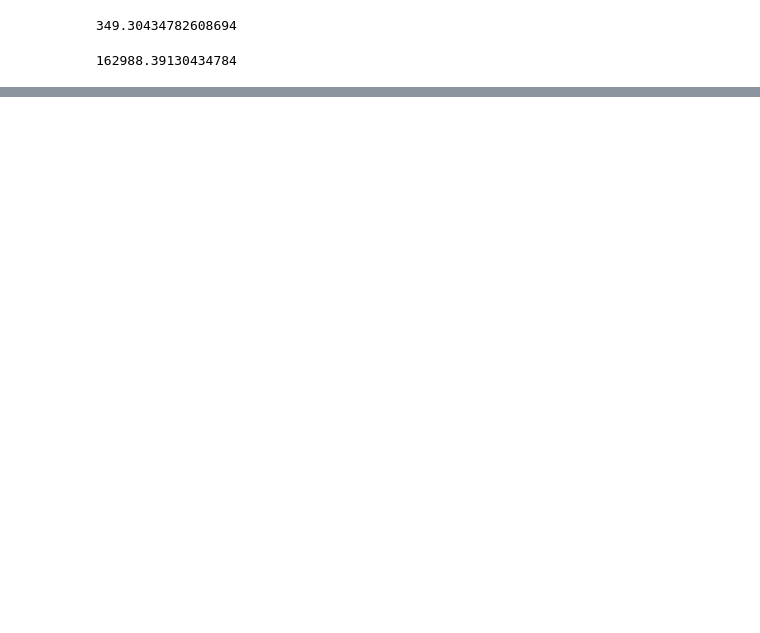
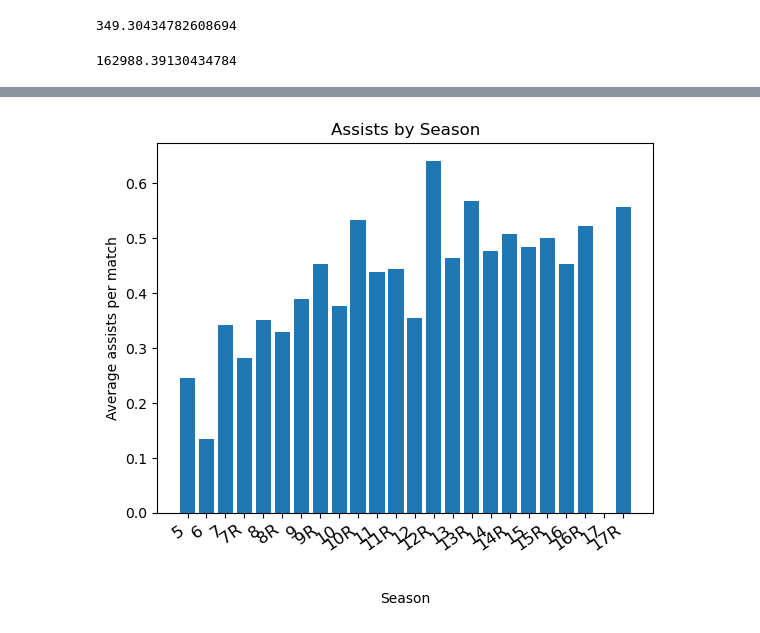
Before and after one commit to JoeBwonKenobi/Apex-K-D-Prediction_Project, a Jupyter notebook: Apex_Project.ipynb, the cells around one changed output, grey strips where cells are left out. Cells and saved outputs as stored; diff of their text form; code cells hidden in the pictures; blank space fills up the shorter version.

```diff
--- a/Apex_Project.ipynb
+++ b/Apex_Project.ipynb
@@ -94,4 +99,16 @@ joe_df['Top 5 %'] = joe_df['Total Games Played']/joe_df['Total Top 5 finish']
 joe_df['kill/knock ratio'] = joe_df['Total Kills']/joe_df['Knockdowns']
+# %%
+#This column was created to see an overall average number of 'knocks' per match in a given season
+joe_df['GamesPlayed/knock ratio'] = joe_df['Total Games Played']/joe_df['Knockdowns']
+# %%
+#This column was created to see an overall average number of assists per match in a given season
+joe_df['Average assists per match'] = joe_df['Assists']/joe_df['Total Games Played']
+# %%
+#This column was created to see an overall average number of damageper match in a given season
+joe_df['Average damage per match'] = joe_df['Total Damage']/joe_df['Total Games Played']
+# %%
+#This column was created to see an overall average number of 'knocks' per match in a given season
+joe_df['GamesPlayed/knock ratio'] = joe_df['Knockdowns']/joe_df['Total Games Played']
 # %%
 print(joe_df)
 # %% [output]
@@ -171,3 +204,15 @@ plt.show()
+# %%
+plt.bar(joe_df['Season'], joe_df['Average assists per match'])
+# Set plot labels and title
+plt.xlabel('Season')
+plt.ylabel('Average assists per match')
+plt.xticks(rotation=35, fontsize = 12, fontweight = 'normal', ha = 'right');
+plt.title('Assists by Season')
+
+# Show the plot
+plt.show()
+# %% [output]
+[figure, added]
 # %%
 plt.bar(joe_df['Season'], joe_df['Top 5 %'])
 # Set plot labels and title
```
Also changed, not shown: parts of 12 cells of this notebook, 1 other file.
